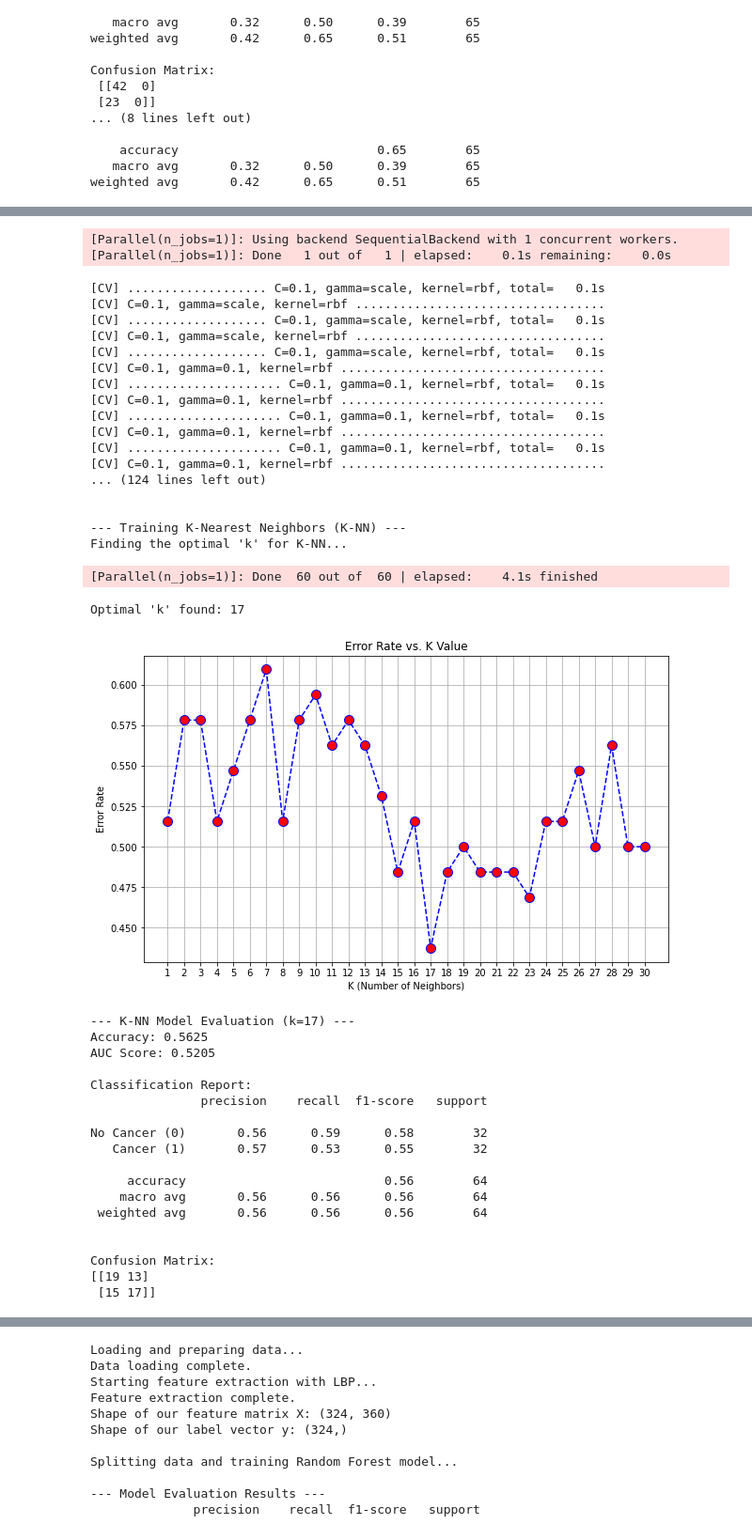
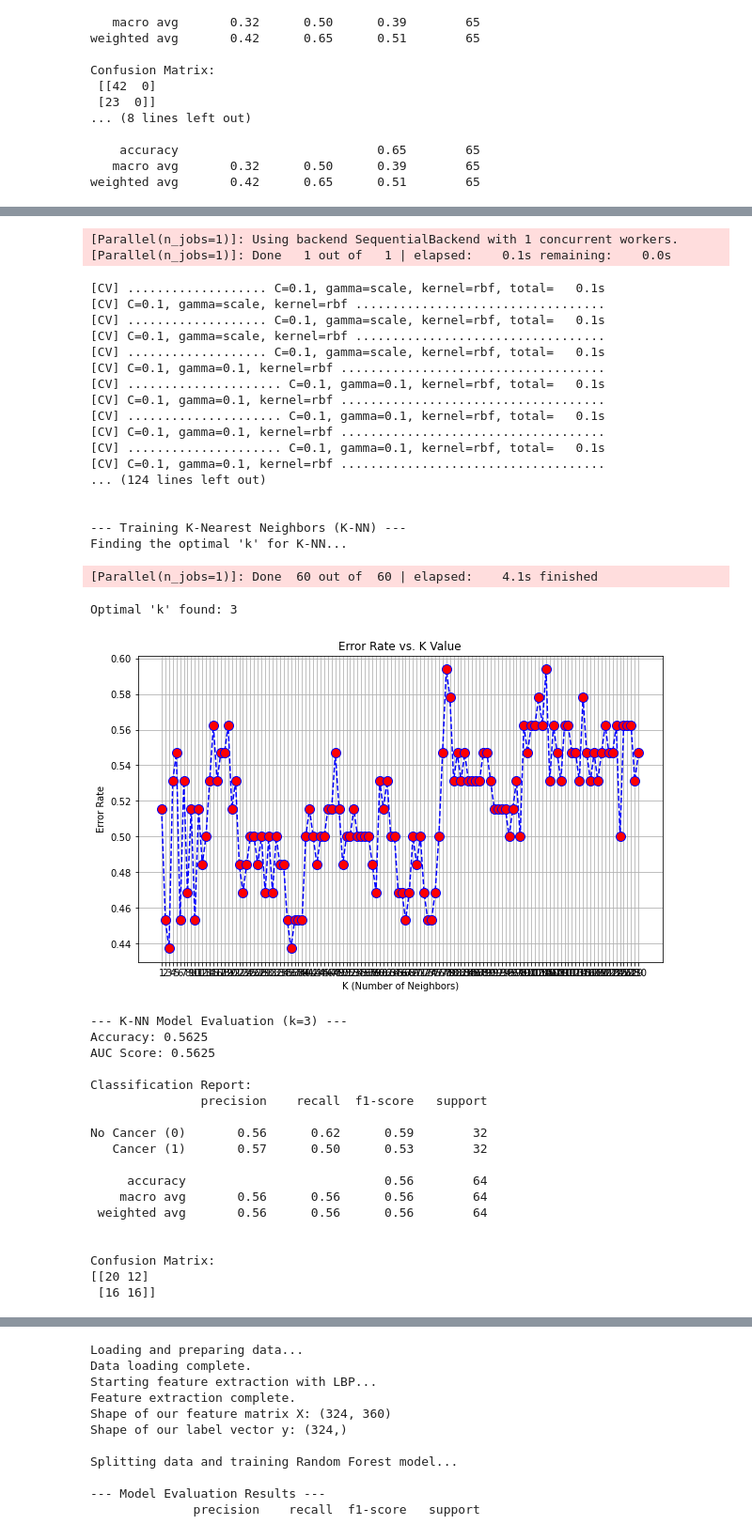
Before and after one commit to Ali-Alian/BCD, a Jupyter notebook: LBP.ipynb, the cells around one changed output, grey strips where cells are left out. Shown: that part at 94% size. Saved outputs shown, nothing was run; the diff lists cells and outputs as text; code cells hidden in the pictures.

```diff
--- a/LBP.ipynb
+++ b/LBP.ipynb
@@ -633,7 +633,7 @@ print("\n\n--- Training K-Nearest Neighbors (K-NN) ---")
 
 # First, we need to find the optimal number of neighbors ('k')
 error_rate = []
-k_range = range(1, 31) # We'll test k from 1 to 30
+k_range = range(1, 131) # We'll test k from 1 to 30
 
 print("Finding the optimal 'k' for K-NN...")
 for k in k_range:
@@ -705,44 +705,44 @@ Training set shape: (148, 2124)
 Test set shape: (64, 2124)
 
 --- Training Support Vector Machine (SVM) ---
 Searching for the best SVM hyperparameters...
 Fitting 5 folds for each of 12 candidates, totalling 60 fits
 [CV] C=0.1, gamma=scale, kernel=rbf ..................................
 [CV] ................... C=0.1, gamma=scale, kernel=rbf, total=   0.1s
 [CV] C=0.1, gamma=scale, kernel=rbf ..................................
 [CV] ................... C=0.1, gamma=scale, kernel=rbf, total=   0.1s
 [CV] C=0.1, gamma=scale, kernel=rbf ..................................
 [Parallel(n_jobs=1)]: Using backend SequentialBackend with 1 concurrent workers.
 [Parallel(n_jobs=1)]: Done   1 out of   1 | elapsed:    0.1s remaining:    0.0s
 [CV] ................... C=0.1, gamma=scale, kernel=rbf, total=   0.1s
 [CV] C=0.1, gamma=scale, kernel=rbf ..................................
 [CV] ................... C=0.1, gamma=scale, kernel=rbf, total=   0.1s
 [CV] C=0.1, gamma=scale, kernel=rbf ..................................
 [CV] ................... C=0.1, gamma=scale, kernel=rbf, total=   0.1s
 [CV] C=0.1, gamma=0.1, kernel=rbf ....................................
 [CV] ..................... C=0.1, gamma=0.1, kernel=rbf, total=   0.1s
 [CV] C=0.1, gamma=0.1, kernel=rbf ....................................
 [CV] ..................... C=0.1, gamma=0.1, kernel=rbf, total=   0.1s
 [CV] C=0.1, gamma=0.1, kernel=rbf ....................................
 [CV] ..................... C=0.1, gamma=0.1, kernel=rbf, total=   0.1s
 [CV] C=0.1, gamma=0.1, kernel=rbf ....................................
 ... (124 lines left out)
 
 
 --- Training K-Nearest Neighbors (K-NN) ---
 Finding the optimal 'k' for K-NN...
 [Parallel(n_jobs=1)]: Done  60 out of  60 | elapsed:    4.1s finished
-Optimal 'k' found: 17
+Optimal 'k' found: 3
-[figure, old version]
+[figure, new version]
---- K-NN Model Evaluation (k=17) ---
+--- K-NN Model Evaluation (k=3) ---
 Accuracy: 0.5625
-AUC Score: 0.5205
+AUC Score: 0.5625
 
 Classification Report:
                precision    recall  f1-score   support
 
-No Cancer (0)       0.56      0.59      0.58        32
-   Cancer (1)       0.57      0.53      0.55        32
+No Cancer (0)       0.56      0.62      0.59        32
+   Cancer (1)       0.57      0.50      0.53        32
 
      accuracy                           0.56        64
     macro avg       0.56      0.56      0.56        64
@@ -750,5 +750,5 @@ No Cancer (0)       0.56      0.59      0.58        32
 
 
 Confusion Matrix:
-[[19 13]
- [15 17]]
+[[20 12]
+ [16 16]]
```
Also changed, not shown: parts of 13 cells of this notebook.
